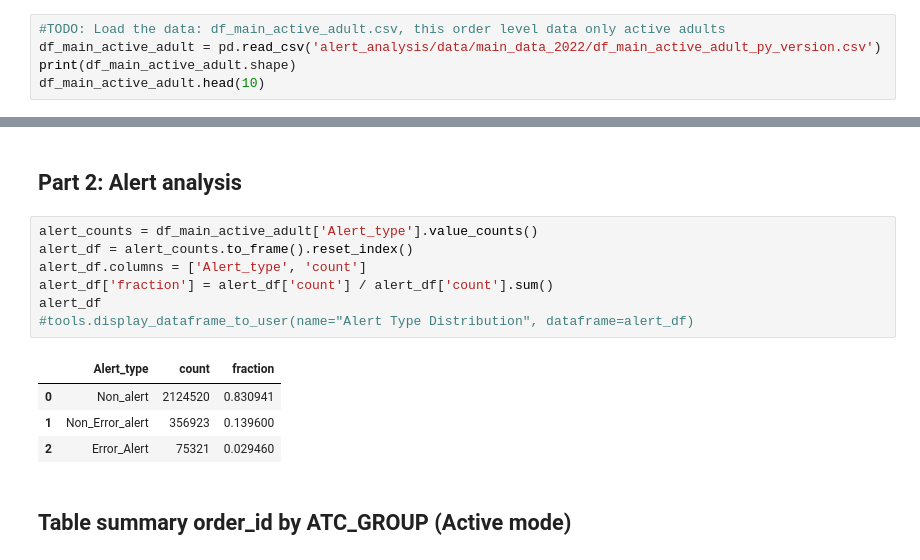
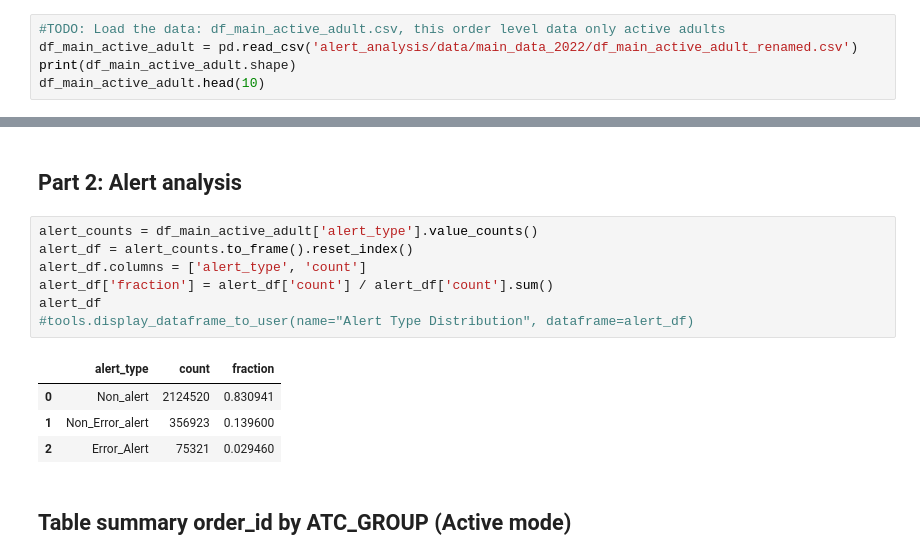
Before and after one commit to nirshlom/alert-fatigue, a Jupyter notebook: main_analysis.ipynb, the cells around one changed output, grey strips where cells are left out. Drawn from its saved outputs; the diff is of its cells as text.

```diff
--- a/main_analysis.ipynb
+++ b/main_analysis.ipynb
@@ -10,7 +10,7 @@ pd.set_option('display.max_rows', 200)  # Set to 200 or more, higher than 105
 pd.set_option('display.max_columns', None)  # Show all columns if needed
 # %%
 #TODO: Load the data: df_main_active_adult.csv, this order level data only active adults
-df_main_active_adult = pd.read_csv('alert_analysis/data/main_data_2022/df_main_active_adult_py_version.csv')
+df_main_active_adult = pd.read_csv('alert_analysis/data/main_data_2022/df_main_active_adult_renamed.csv')
 print(df_main_active_adult.shape)
 df_main_active_adult.head(10)
 # %% [output]
@@ -130,14 +130,14 @@ print(table.tabulate(tablefmt="pipe"))
 # %% [markdown]
 ## Part 2: Alert analysis
 # %%
-alert_counts = df_main_active_adult['Alert_type'].value_counts()
+alert_counts = df_main_active_adult['alert_type'].value_counts()
 alert_df = alert_counts.to_frame().reset_index()
-alert_df.columns = ['Alert_type', 'count']
+alert_df.columns = ['alert_type', 'count']
 alert_df['fraction'] = alert_df['count'] / alert_df['count'].sum()
 alert_df
 #tools.display_dataframe_to_user(name="Alert Type Distribution", dataframe=alert_df)
 # %% [output]
-|  | Alert_type | count | fraction |
+|  | alert_type | count | fraction |
 | 0 | Non_alert | 2124520 | 0.830941 |
 | 1 | Non_Error_alert | 356923 | 0.139600 |
 | 2 | Error_Alert | 75321 | 0.029460 |
```
Also changed, not shown: parts of 12 cells of this notebook.
